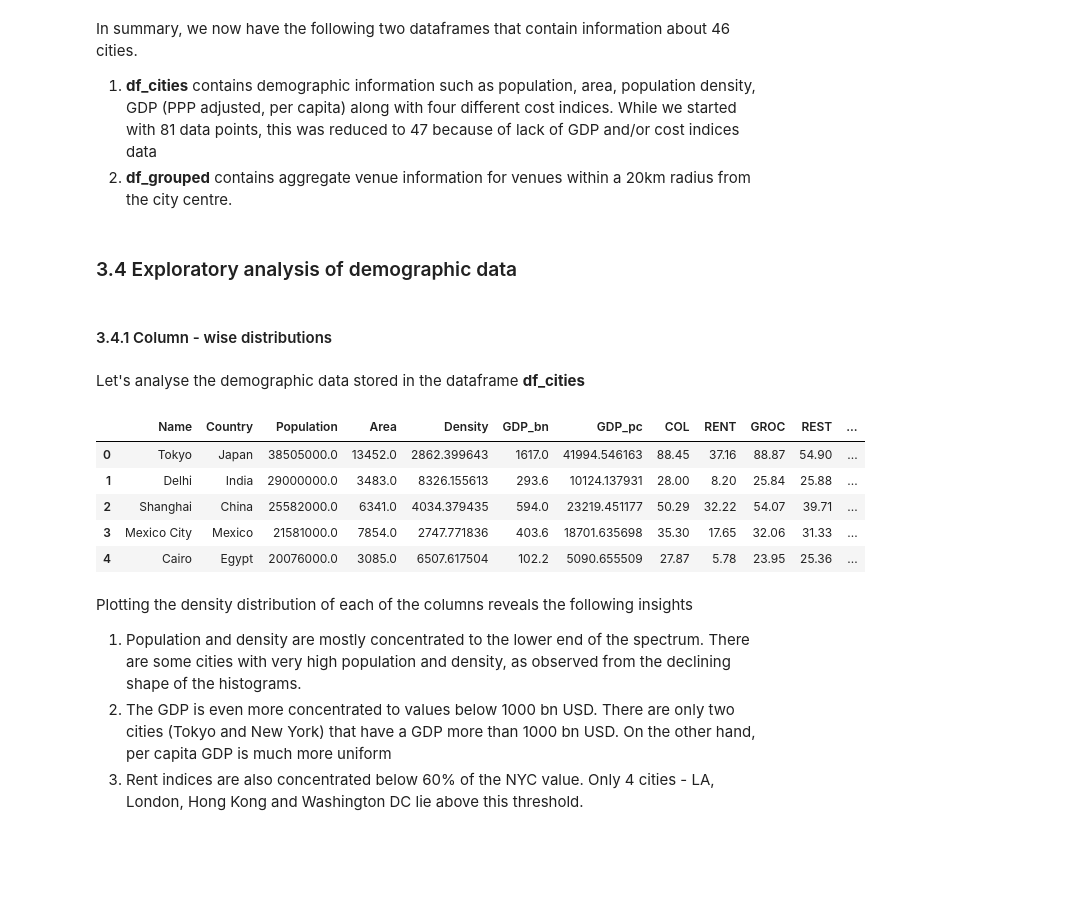
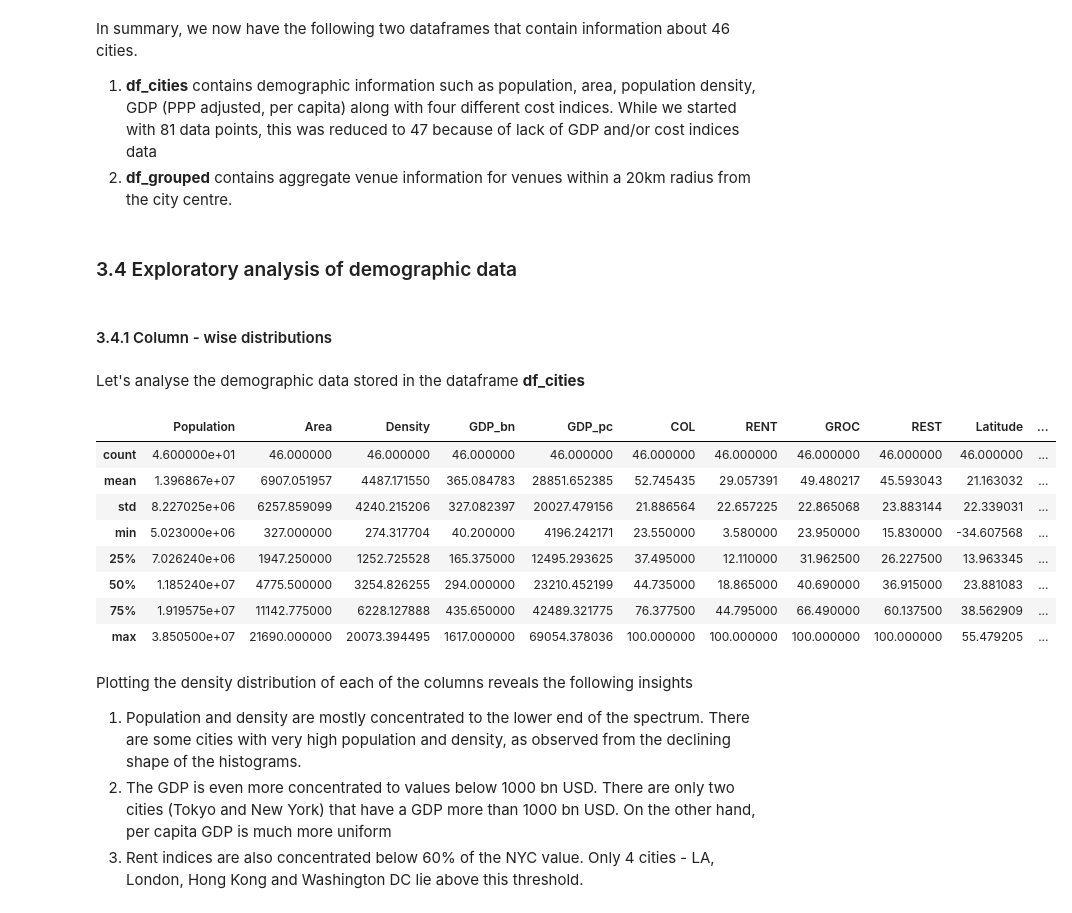
Before and after one commit to aniruddhjammoria/Coursera_Capstone, a Jupyter notebook: Capstone_Part2.ipynb, the cells around one changed output. Cells and saved outputs as stored; diff of their text form; code cells hidden in the pictures; blank space fills up the shorter version.

```diff
--- a/Capstone_Part2.ipynb
+++ b/Capstone_Part2.ipynb
@@ -532,22 +527,23 @@ In summary, we now have the following two dataframes that contain information ab
 1. <b>df_cities</b> contains demographic information such as population, area, population density, GDP (PPP adjusted, per capita) along with four different cost indices. While we started with 81 data points, this was reduced to 47 because of lack of GDP and/or cost indices data
 2. <b>df_grouped</b> contains aggregate venue information for venues within a 20km radius from the city centre.
 # %% [markdown]
-<a id = '3.4'></a>
 ### 3.4 Exploratory analysis of demographic data
 # %% [markdown]
-<a id = '3.4.1'></a>
 #### 3.4.1 Column - wise distributions
 # %% [markdown]
 Let's analyse the demographic data stored in the dataframe <b>df_cities</b>
 # %%
-df_cities.head()
+df_cities.describe()
 # %% [output]
-|  | Name | Country | Population | Area | Density | GDP_bn | GDP_pc | COL | RENT | GROC | REST | ... |
-| 0 | Tokyo | Japan | 38505000.0 | 13452.0 | 2862.399643 | 1617.0 | 41994.546163 | 88.45 | 37.16 | 88.87 | 54.90 | ... |
-| 1 | Delhi | India | 29000000.0 | 3483.0 | 8326.155613 | 293.6 | 10124.137931 | 28.00 | 8.20 | 25.84 | 25.88 | ... |
-| 2 | Shanghai | China | 25582000.0 | 6341.0 | 4034.379435 | 594.0 | 23219.451177 | 50.29 | 32.22 | 54.07 | 39.71 | ... |
-| 3 | Mexico City | Mexico | 21581000.0 | 7854.0 | 2747.771836 | 403.6 | 18701.635698 | 35.30 | 17.65 | 32.06 | 31.33 | ... |
-| 4 | Cairo | Egypt | 20076000.0 | 3085.0 | 6507.617504 | 102.2 | 5090.655509 | 27.87 | 5.78 | 23.95 | 25.36 | ... |
+|  | Population | Area | Density | GDP_bn | GDP_pc | COL | RENT | GROC | REST | Latitude | ... |
+| count | 4.600000e+01 | 46.000000 | 46.000000 | 46.000000 | 46.000000 | 46.000000 | 46.000000 | 46.000000 | 46.000000 | 46.000000 | ... |
+| mean | 1.396867e+07 | 6907.051957 | 4487.171550 | 365.084783 | 28851.652385 | 52.745435 | 29.057391 | 49.480217 | 45.593043 | 21.163032 | ... |
+| std | 8.227025e+06 | 6257.859099 | 4240.215206 | 327.082397 | 20027.479156 | 21.886564 | 22.657225 | 22.865068 | 23.883144 | 22.339031 | ... |
+| min | 5.023000e+06 | 327.000000 | 274.317704 | 40.200000 | 4196.242171 | 23.550000 | 3.580000 | 23.950000 | 15.830000 | -34.607568 | ... |
+| 25% | 7.026240e+06 | 1947.250000 | 1252.725528 | 165.375000 | 12495.293625 | 37.495000 | 12.110000 | 31.962500 | 26.227500 | 13.963345 | ... |
+| 50% | 1.185240e+07 | 4775.500000 | 3254.826255 | 294.000000 | 23210.452199 | 44.735000 | 18.865000 | 40.690000 | 36.915000 | 23.881083 | ... |
+| 75% | 1.919575e+07 | 11142.775000 | 6228.127888 | 435.650000 | 42489.321775 | 76.377500 | 44.795000 | 66.490000 | 60.137500 | 38.562909 | ... |
+| max | 3.850500e+07 | 21690.000000 | 20073.394495 | 1617.000000 | 69054.378036 | 100.000000 | 100.000000 | 100.000000 | 100.000000 | 55.479205 | ... |
 # %% [markdown]
 Plotting the density distribution of each of the columns reveals the following insights
 1. Population and density are mostly concentrated to the lower end of the spectrum. There are some cities with very high population and density, as observed from the declining shape of the histograms.
```
Also changed, not shown: parts of 23 cells of this notebook, 4 other files.
